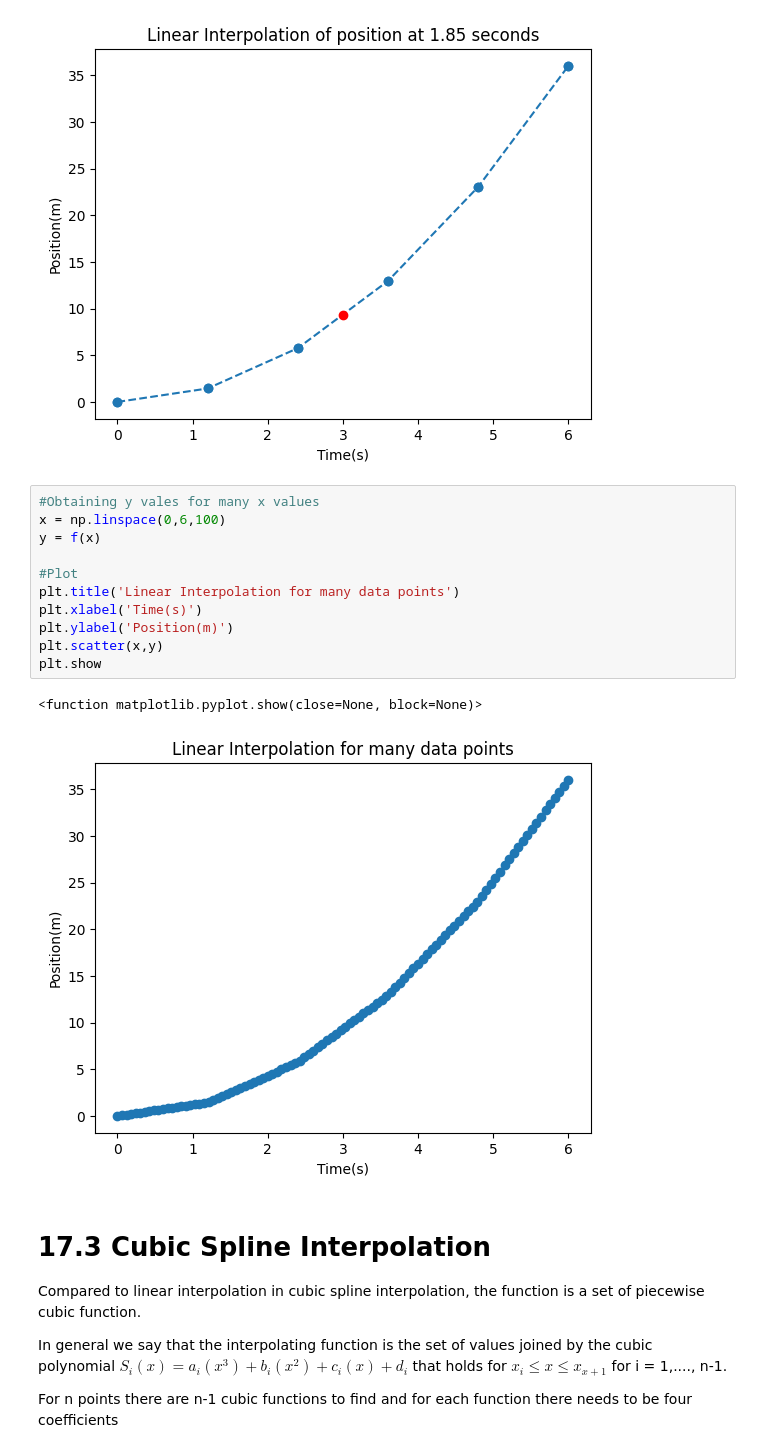
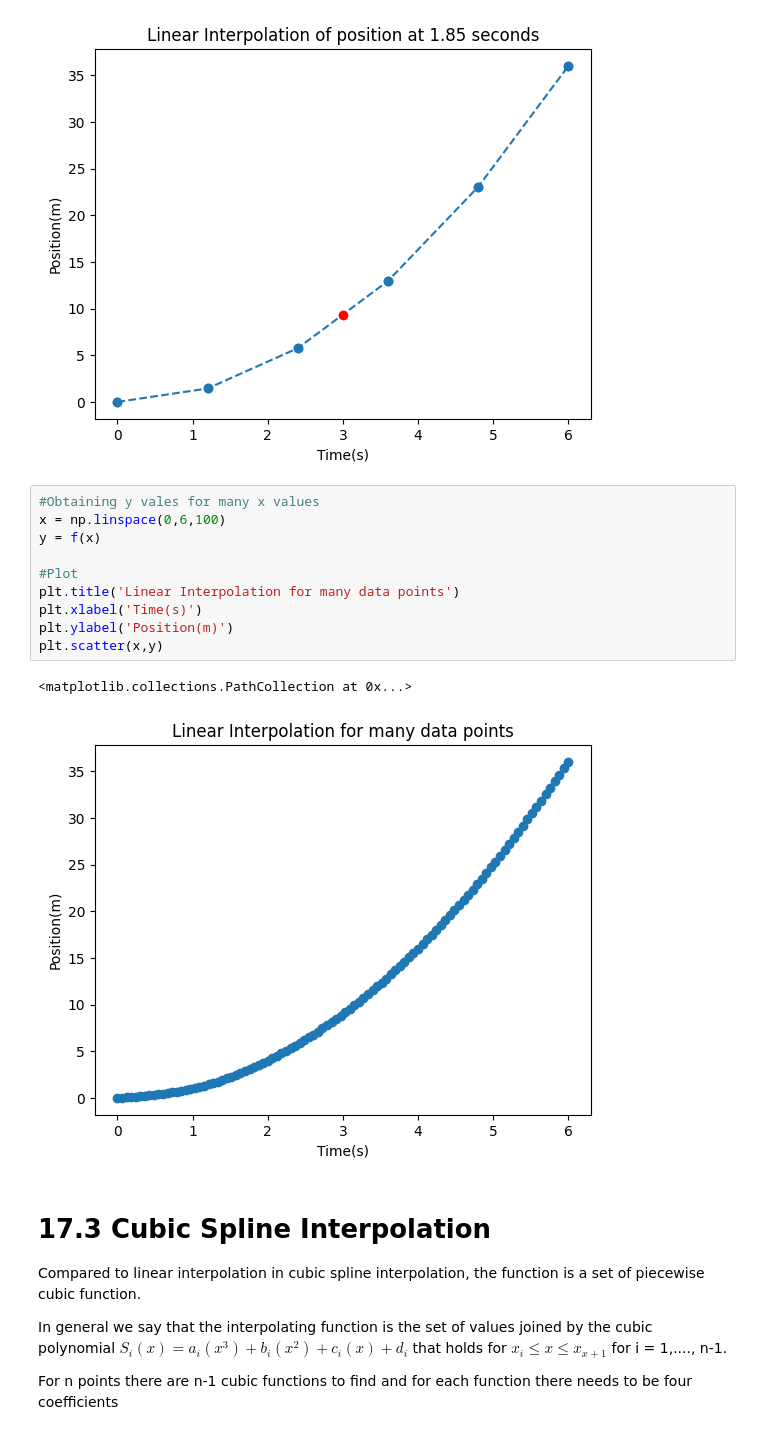
Before and after one commit to Devscoding/MAT421, a Jupyter notebook: ModuleB1.ipynb, the cells around one changed output. Drawn from its saved outputs; the diff is of its cells as text.

```diff
--- a/ModuleB1.ipynb
+++ b/ModuleB1.ipynb
@@ -63,17 +63,16 @@ plt.plot(3,f_hat,'ro')
 # %%
 #Obtaining y vales for many x values
 x = np.linspace(0,6,100)
 y = f(x)
 
 #Plot
 plt.title('Linear Interpolation for many data points')
 plt.xlabel('Time(s)')
 plt.ylabel('Position(m)')
 plt.scatter(x,y)
-plt.show
 # %% [output]
-<function matplotlib.pyplot.show(close=None, block=None)>
+<matplotlib.collections.PathCollection at 0x...>
-[figure, old version]
+[figure, new version]
 # %% [markdown]
 # 17.3 Cubic Spline Interpolation
 Compared to linear interpolation in cubic spline interpolation, the function is a set of piecewise cubic function.
```
